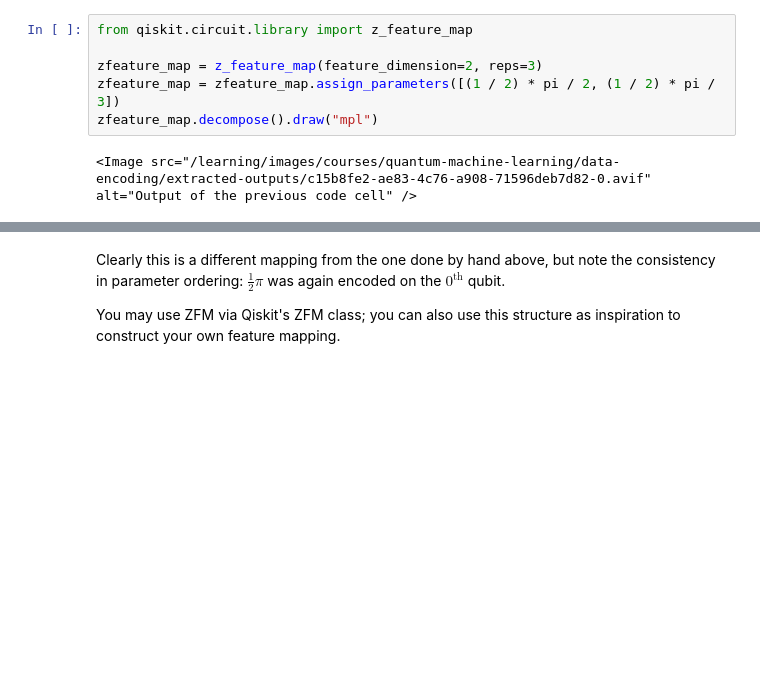
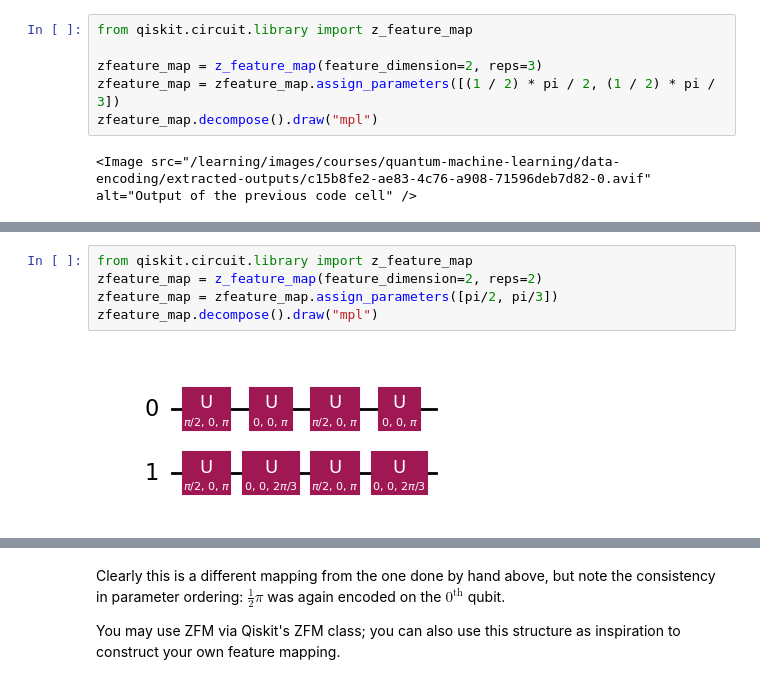
Before and after one commit to Virendra513/QML1, a Jupyter notebook: QML/data-encoding.ipynb, the cells around one changed output, grey strips where cells are left out. Drawn from its saved outputs; the diff is of its cells as text; blank space fills up the shorter version.

```diff
--- a/QML/data-encoding.ipynb
+++ b/QML/data-encoding.ipynb
@@ -1078,0 +1118,7 @@ zfeature_map.decompose().draw("mpl")
+# %%
+from qiskit.circuit.library import z_feature_map
+zfeature_map = z_feature_map(feature_dimension=2, reps=2)
+zfeature_map = zfeature_map.assign_parameters([pi/2, pi/3])
+zfeature_map.decompose().draw("mpl")
+# %% [output]
+[figure, added]
```
Also changed, not shown: parts of 10 cells of this notebook.
